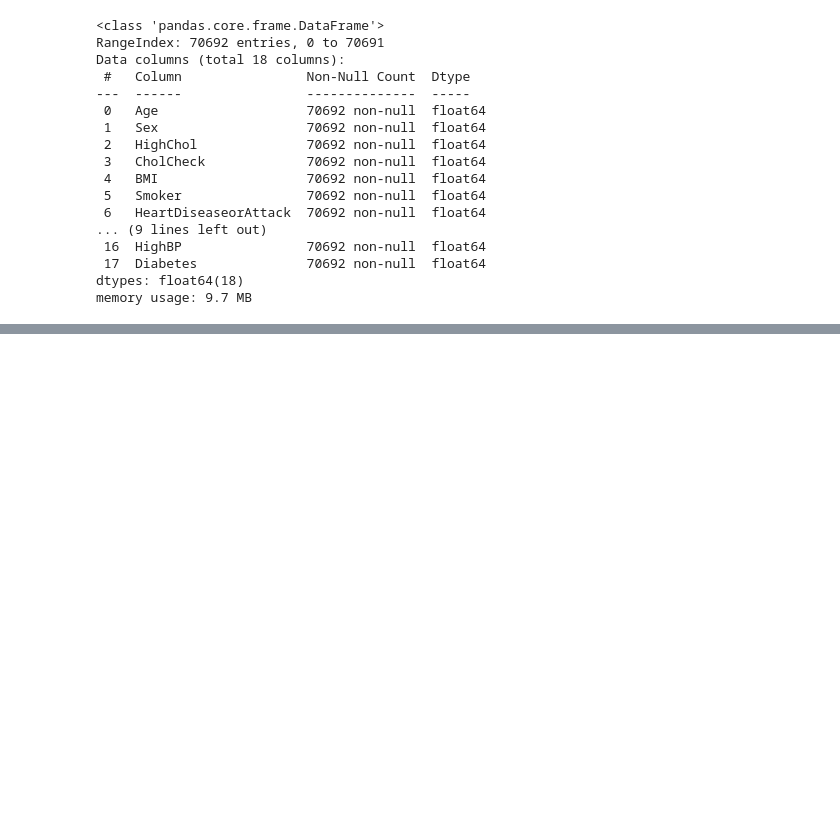
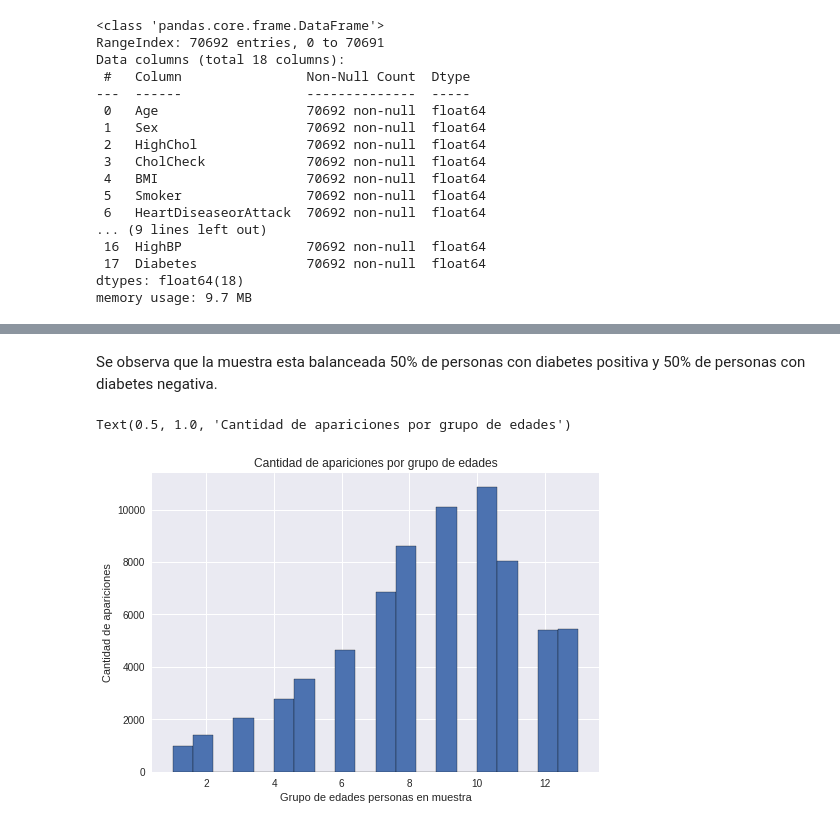
Before and after one commit to jjaquezrd/DATA_SCIENCE, a Jupyter notebook: Proyecto2.ipynb, the cells around one changed output, grey strips where cells are left out. Drawn from its saved outputs; the diff is of its cells as text; code cells hidden in the pictures; blank space fills up the shorter version.

```diff
--- a/Proyecto2.ipynb
+++ b/Proyecto2.ipynb
@@ -85,0 +354,14 @@ memory usage: 9.7 MB
+# %% [markdown]
+Se observa que la muestra esta balanceada 50% de personas con diabetes positiva y 50% de personas con diabetes negativa.
+# %%
+plt.style.use('seaborn')
+df_age = df2['Age']
+df_age.hist(bins = 20,
+            edgecolor = 'black')
+plt.ticklabel_format(useOffset=False, style='plain')
+plt.xlabel('Grupo de edades personas en muestra')
+plt.ylabel('Cantidad de apariciones')
+plt.title('Cantidad de apariciones por grupo de edades')
+# %% [output]
+Text(0.5, 1.0, 'Cantidad de apariciones por grupo de edades')
+[figure, added]
```
Also changed, not shown: parts of 48 cells of this notebook.
